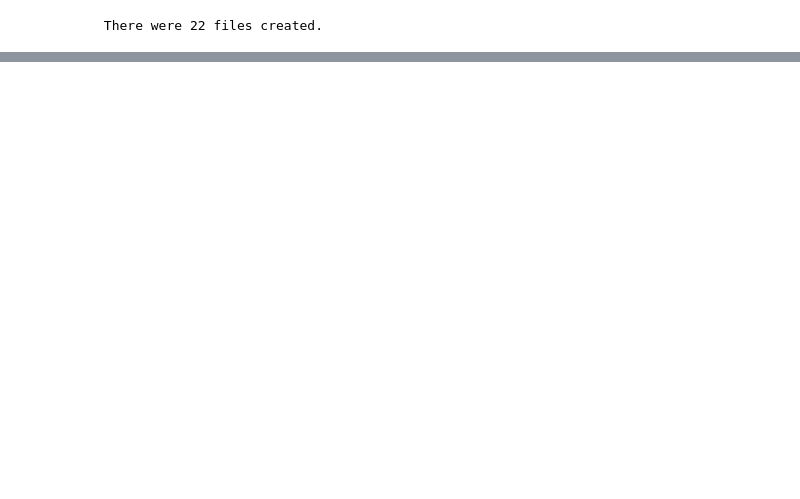
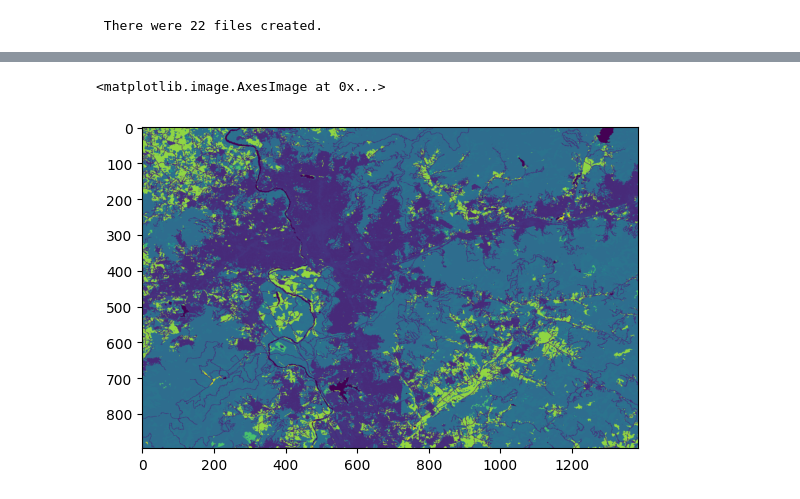
Before and after one commit to zcalhoun/greenspace, a Jupyter notebook: notebooks/viz_traversals.ipynb, the cells around one changed output, grey strips where cells are left out. Saved outputs shown, nothing was run; the diff lists cells and outputs as text; code cells hidden in the pictures; blank space fills up the shorter version.

```diff
--- a/notebooks/viz_traversals.ipynb
+++ b/notebooks/viz_traversals.ipynb
@@ -96,0 +107,9 @@ print(f" There were {len(files_created)} files created.")
+# %%
+with rio.open('../data/nlcd/landcover_asheville.tif') as src:
+    data = src.read(1)
+    crs = src.crs
+# %%
+plt.imshow(data, cmap='viridis')
+# %% [output]
+<matplotlib.image.AxesImage at 0x...>
+[figure, added]
```
Also changed, not shown: parts of 3 cells of this notebook, 5 other files.
